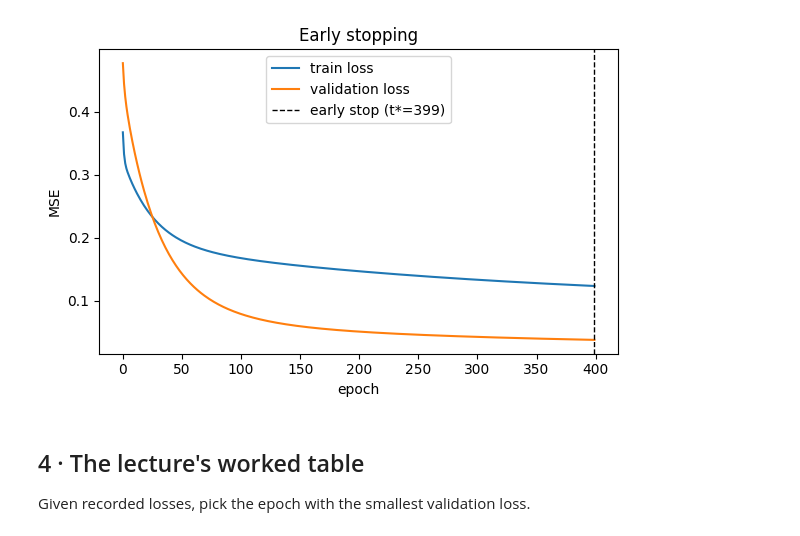
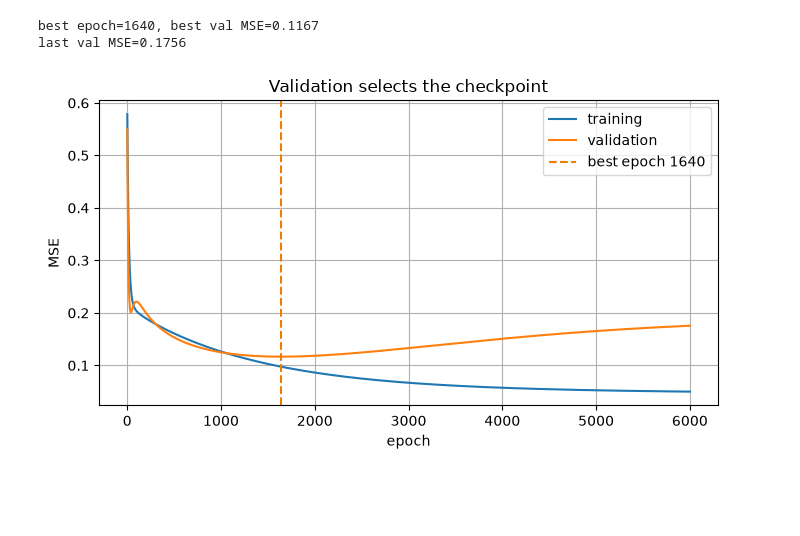
Before and after one commit to nipunbatra/dl-teaching, a Jupyter notebook: notebooks/L07/01_overfitting_and_early_stopping.ipynb, the cells around one changed output. Cells and saved outputs as stored; diff of their text form; code cells hidden in the pictures; blank space fills up the shorter version.

Commit message:
Rebuild Lecture 7 regularization for teaching

```diff
--- a/notebooks/L07/01_overfitting_and_early_stopping.ipynb
+++ b/notebooks/L07/01_overfitting_and_early_stopping.ipynb
@@ -8,4 +8,5 @@
 import numpy as np
 import matplotlib.pyplot as plt
 
-rng = np.random.default_rng(0)
+rng = np.random.default_rng(7)
+plt.rcParams.update({'figure.figsize': (7, 4), 'axes.grid': True})
@@ -82,13 +88,40 @@ last epoch val MSE       = 0.038  <- worse than t*
+# %%
+degree = 24
+def raw_features(xx):
+    return np.column_stack([xx ** k for k in range(degree + 1)])
+
+P_tr, P_va = map(raw_features, (x_tr, x_va))
+mu, sd = P_tr[:, 1:].mean(0), P_tr[:, 1:].std(0) + 1e-9
+def standardize(P):
+    Q = P.copy()
+    Q[:, 1:] = (Q[:, 1:] - mu) / sd
+    return Q
+P_tr, P_va = map(standardize, (P_tr, P_va))
+
+w = np.zeros(degree + 1)
+best_w, best_epoch, best_val = w.copy(), None, np.inf
+train_hist, val_hist = [], []
+learning_rate = 0.02
+epochs = np.arange(1, 6001)  # epoch 1 is the first parameter update
+for epoch in epochs:
+    gradient = P_tr.T @ (P_tr @ w - y_tr) / len(y_tr)
+    w -= learning_rate * gradient
+    train_loss = np.mean((P_tr @ w - y_tr) ** 2)
+    val_loss = np.mean((P_va @ w - y_va) ** 2)
+    train_hist.append(train_loss); val_hist.append(val_loss)
+    if val_loss < best_val:
+        best_val, best_epoch, best_w = val_loss, epoch, w.copy()
+
+print(f'best epoch={best_epoch}, best val MSE={best_val:.4f}')
+print(f'last val MSE={val_hist[-1]:.4f}')
+# %% [output]
+best epoch=1640, best val MSE=0.1167
+last val MSE=0.1756
 # %%
-plt.figure(figsize=(6, 4))
-plt.plot(tr_hist, label='train loss')
-plt.plot(te_hist, label='validation loss')
-plt.axvline(t_star, color='k', ls='--', lw=1, label=f'early stop (t*={t_star})')
-plt.xlabel('epoch'); plt.ylabel('MSE'); plt.legend(); plt.title('Early stopping')
-plt.tight_layout(); plt.show()
+plt.plot(epochs, train_hist, label='training')
+plt.plot(epochs, val_hist, label='validation')
+plt.axvline(best_epoch, color='#f07c00', ls='--', label=f'best epoch {best_epoch}')
+plt.xlabel('epoch'); plt.ylabel('MSE'); plt.title('Validation selects the checkpoint')
+plt.legend(); plt.tight_layout(); plt.show()
 # %% [output]
-[figure, old version]
+[figure, new version]
-# %% [markdown]
-## 4 · The lecture's worked table
-
-Given recorded losses, pick the epoch with the smallest validation loss.
```
Also changed, not shown: parts of 20 cells of this notebook, 6 other files.
